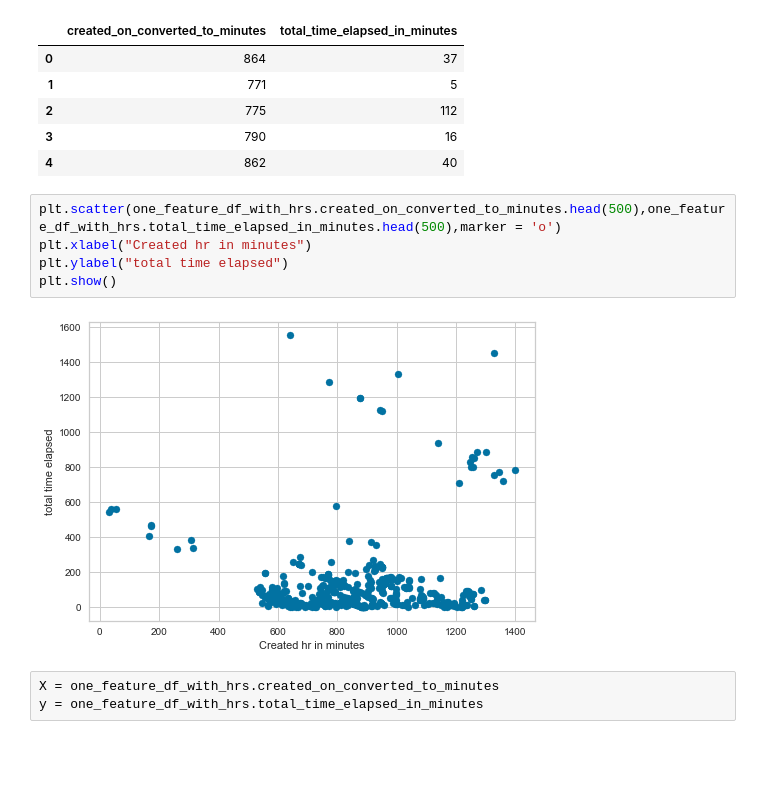
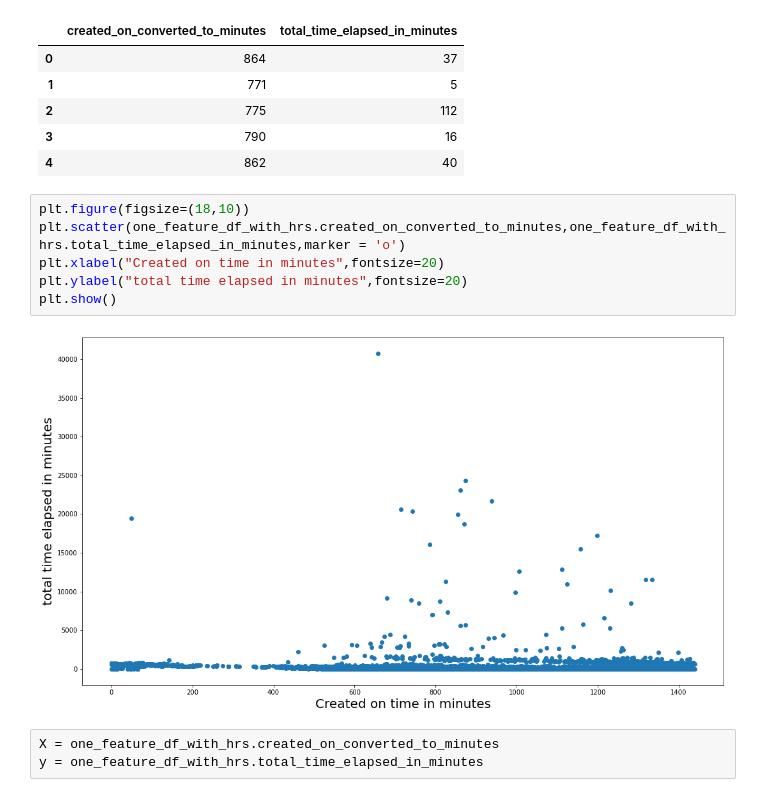
Before and after one commit to vishalkashyap95/DataAnalyst_Internship_learning, a Jupyter notebook: final_findings/predict_time_with_xray_type.ipynb, the cells around one changed output. Saved outputs shown, nothing was run; the diff lists cells and outputs as text; blank space fills up the shorter version.

```diff
--- a/final_findings/predict_time_with_xray_type.ipynb
+++ b/final_findings/predict_time_with_xray_type.ipynb
@@ -661,12 +671,13 @@ one_feature_df_with_hrs.head()
 | 3 | 790 | 16 |
 | 4 | 862 | 40 |
 # %%
-plt.scatter(one_feature_df_with_hrs.created_on_converted_to_minutes.head(500),one_feature_df_with_hrs.total_time_elapsed_in_minutes.head(500),marker = 'o')
-plt.xlabel("Created hr in minutes")
-plt.ylabel("total time elapsed")
+plt.figure(figsize=(18,10))
+plt.scatter(one_feature_df_with_hrs.created_on_converted_to_minutes,one_feature_df_with_hrs.total_time_elapsed_in_minutes,marker = 'o')
+plt.xlabel("Created on time in minutes",fontsize=20)
+plt.ylabel("total time elapsed in minutes",fontsize=20)
 plt.show()
 # %% [output]
-[figure, old version]
+[figure, new version]
 # %%
 X = one_feature_df_with_hrs.created_on_converted_to_minutes
 y = one_feature_df_with_hrs.total_time_elapsed_in_minutes
```
Also changed, not shown: parts of 45 cells of this notebook, 5 other files.
